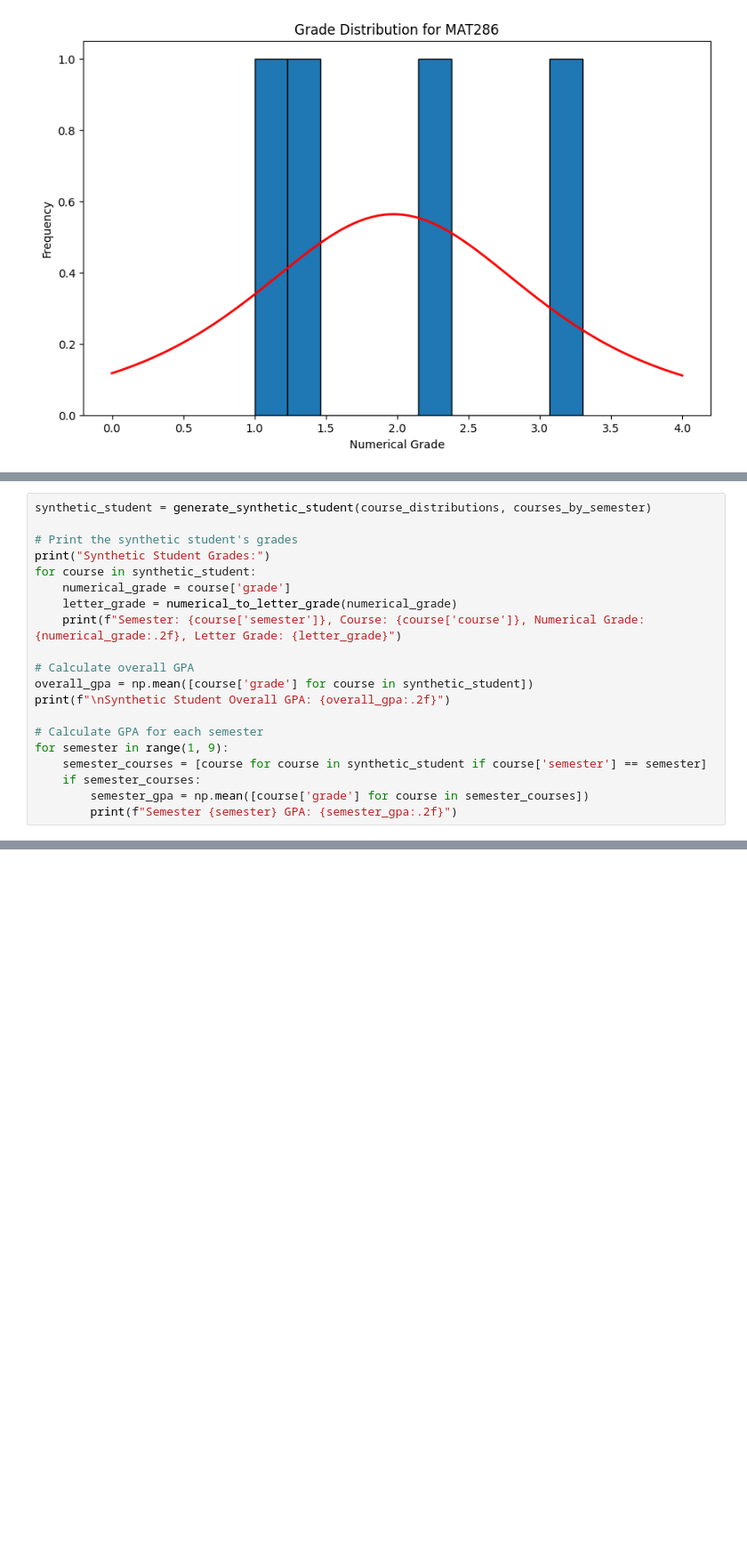
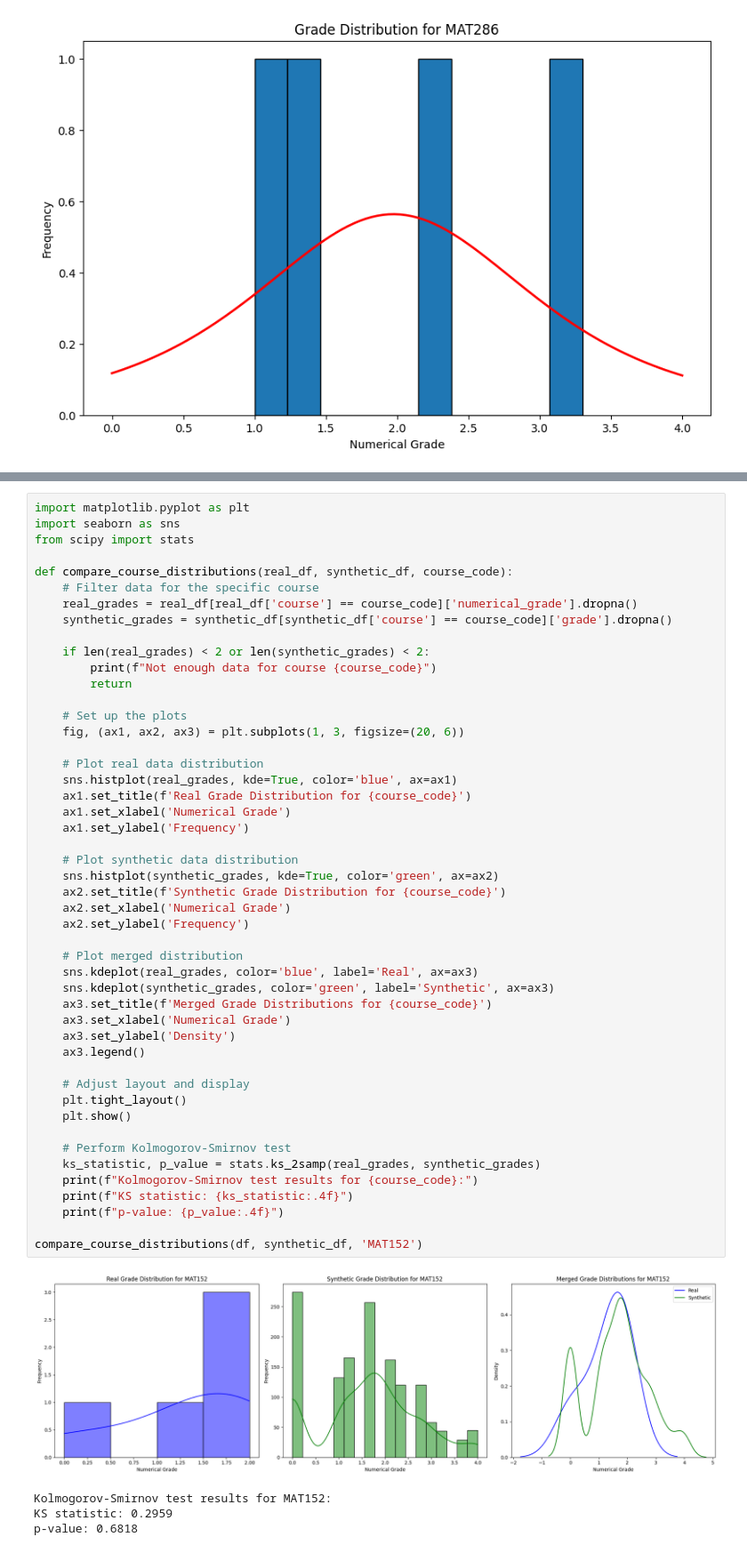
Before and after one commit to BBoranN/Synthetic_Data_Generation, a Jupyter notebook: Synthetic_Student_Data_Generation.ipynb, the cells around one changed output, grey strips where cells are left out. Shown at 89% size. Drawn from its saved outputs; the diff is of its cells as text; blank space fills up the shorter version.

Commit message:
Synthetic data generation with distribution comparison

```diff
--- a/Synthetic_Student_Data_Generation.ipynb
+++ b/Synthetic_Student_Data_Generation.ipynb
@@ -205,20 +157,0 @@ def generate_synthetic_student(course_distributions, courses_by_semester):
-# %%
-synthetic_student = generate_synthetic_student(course_distributions, courses_by_semester)
-
-# Print the synthetic student's grades
-print("Synthetic Student Grades:")
-for course in synthetic_student:
-    numerical_grade = course['grade']
-    letter_grade = numerical_to_letter_grade(numerical_grade)
-    print(f"Semester: {course['semester']}, Course: {course['course']}, Numerical Grade: {numerical_grade:.2f}, Letter Grade: {letter_grade}")
-
-# Calculate overall GPA
-overall_gpa = np.mean([course['grade'] for course in synthetic_student])
-print(f"\nSynthetic Student Overall GPA: {overall_gpa:.2f}")
-
-# Calculate GPA for each semester
-for semester in range(1, 9):
-    semester_courses = [course for course in synthetic_student if course['semester'] == semester]
-    if semester_courses:
-        semester_gpa = np.mean([course['grade'] for course in semester_courses])
-        print(f"Semester {semester} GPA: {semester_gpa:.2f}")
@@ -242,0 +218,53 @@ Semester 8 GPA: 3.47
+# %%
+import matplotlib.pyplot as plt
+import seaborn as sns
+from scipy import stats
+
+def compare_course_distributions(real_df, synthetic_df, course_code):
+    # Filter data for the specific course
+    real_grades = real_df[real_df['course'] == course_code]['numerical_grade'].dropna()
+    synthetic_grades = synthetic_df[synthetic_df['course'] == course_code]['grade'].dropna()
+
+    if len(real_grades) < 2 or len(synthetic_grades) < 2:
+        print(f"Not enough data for course {course_code}")
+        return
+
+    # Set up the plots
+    fig, (ax1, ax2, ax3) = plt.subplots(1, 3, figsize=(20, 6))
+
+    # Plot real data distribution
+    sns.histplot(real_grades, kde=True, color='blue', ax=ax1)
+    ax1.set_title(f'Real Grade Distribution for {course_code}')
+    ax1.set_xlabel('Numerical Grade')
+    ax1.set_ylabel('Frequency')
+
+    # Plot synthetic data distribution
+    sns.histplot(synthetic_grades, kde=True, color='green', ax=ax2)
+    ax2.set_title(f'Synthetic Grade Distribution for {course_code}')
+    ax2.set_xlabel('Numerical Grade')
+    ax2.set_ylabel('Frequency')
+
+    # Plot merged distribution
+    sns.kdeplot(real_grades, color='blue', label='Real', ax=ax3)
+    sns.kdeplot(synthetic_grades, color='green', label='Synthetic', ax=ax3)
+    ax3.set_title(f'Merged Grade Distributions for {course_code}')
+    ax3.set_xlabel('Numerical Grade')
+    ax3.set_ylabel('Density')
+    ax3.legend()
+
+    # Adjust layout and display
+    plt.tight_layout()
+    plt.show()
+
+    # Perform Kolmogorov-Smirnov test
+    ks_statistic, p_value = stats.ks_2samp(real_grades, synthetic_grades)
+    print(f"Kolmogorov-Smirnov test results for {course_code}:")
+    print(f"KS statistic: {ks_statistic:.4f}")
+    print(f"p-value: {p_value:.4f}")
+
+compare_course_distributions(df, synthetic_df, 'MAT152')
+# %% [output]
+[figure, added]
+Kolmogorov-Smirnov test results for MAT152:
+KS statistic: 0.2959
+p-value: 0.6818
```
Also changed, not shown: parts of 11 cells of this notebook, 2 other files.
